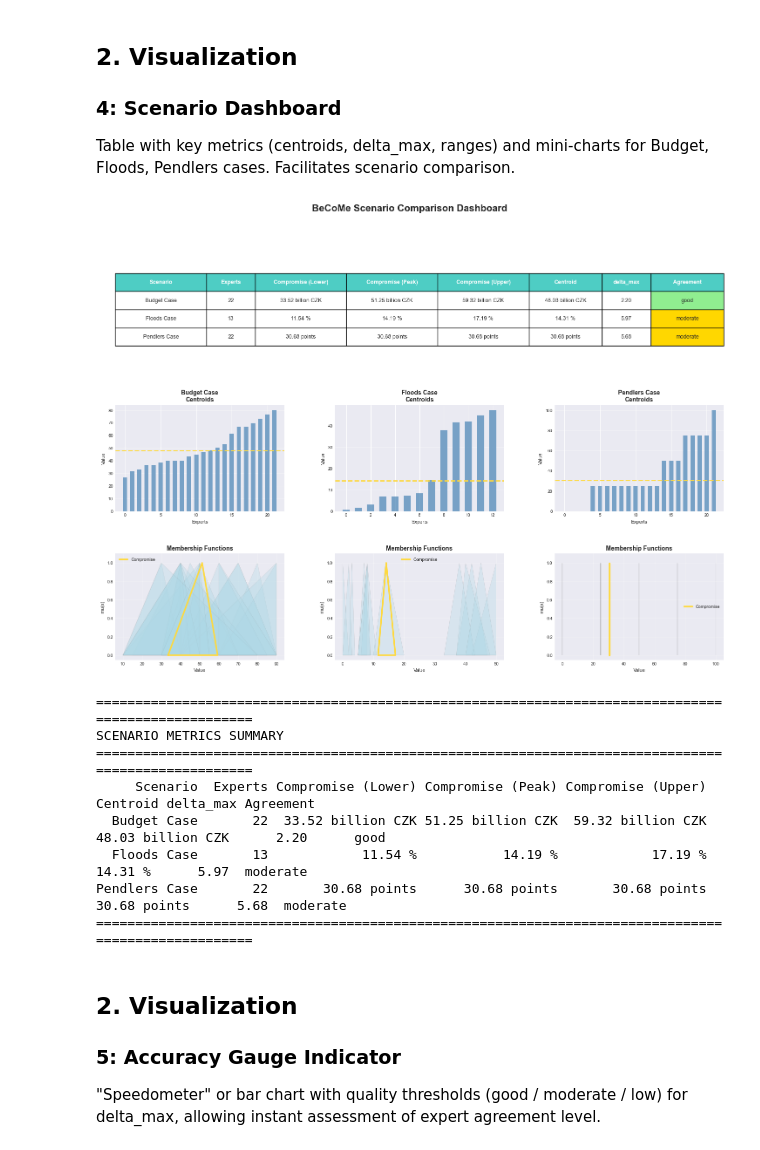
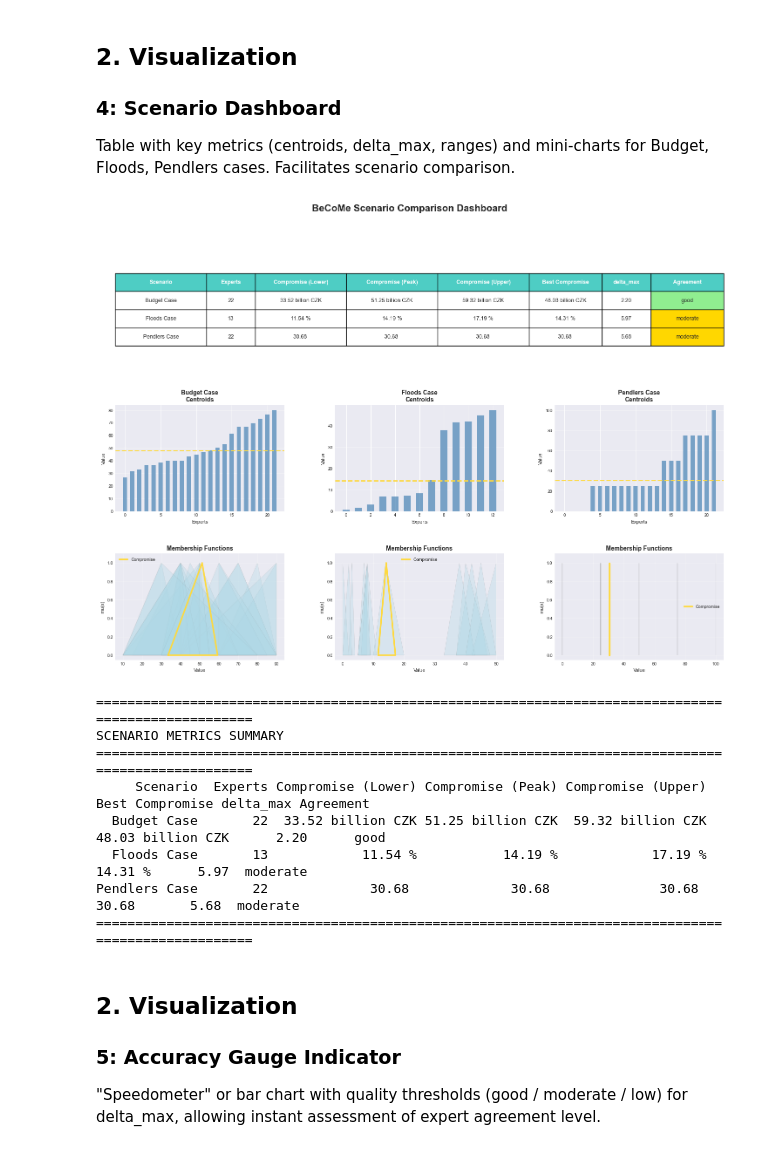
Before and after one commit to caitlon/BeCoMe, a Jupyter notebook: examples/visualizations/visualize_become.ipynb, the cells around one changed output. Drawn from its saved outputs; the diff is of its cells as text; code cells hidden in the pictures.

```diff
--- a/examples/visualizations/visualize_become.ipynb
+++ b/examples/visualizations/visualize_become.ipynb
@@ -448,7 +448,7 @@ def create_scenario_dashboard():
     scenarios = [
         ("Budget Case", budget_result, len(budget_opinions), "billion CZK"),
         ("Floods Case", floods_result, len(floods_opinions), "%"),
-        ("Pendlers Case", pendlers_result, len(pendlers_opinions), "points"),
+        ("Pendlers Case", pendlers_result, len(pendlers_opinions), ""),
     ]
 
     metrics_data = []
@@ -461,7 +461,7 @@ def create_scenario_dashboard():
                 "Compromise (Lower)": f"{result.best_compromise.lower_bound:.2f} {unit}",
                 "Compromise (Peak)": f"{result.best_compromise.peak:.2f} {unit}",
                 "Compromise (Upper)": f"{result.best_compromise.upper_bound:.2f} {unit}",
-                "Centroid": f"{result.best_compromise.centroid:.2f} {unit}",
+                "Best Compromise": f"{result.best_compromise.centroid:.2f} {unit}",
                 "delta_max": f"{result.max_error:.2f}",
                 "Agreement": agreement,
             }
@@ -551,41 +551,41 @@ def create_scenario_dashboard():
             result.best_compromise.lower_bound,
         ]
         y = [0, 1, 0, 0]
         ax2.plot(x, y, color="#FFD93D", linewidth=2.5, label="Compromise")
 
         ax2.set_title("Membership Functions", fontsize=10, fontweight="bold")
         ax2.set_xlabel("Value", fontsize=8)
         ax2.set_ylabel("mu(x)", fontsize=8)
         ax2.tick_params(labelsize=7)
         ax2.legend(fontsize=7)
         ax2.grid(True, alpha=0.3)
         ax2.set_ylim(-0.05, 1.1)
 
     plt.savefig(
         output_dir / "scenario_dashboard.png",
         dpi=300,
         bbox_inches="tight",
     )
     plt.show()
 
     # Additionally print table to console
     print("\n" + "=" * 100)
     print("SCENARIO METRICS SUMMARY")
     print("=" * 100)
     print(df_metrics.to_string(index=False))
     print("=" * 100)
 
 
 create_scenario_dashboard()
 # %% [output]
-[figure, old version]
+[figure, new version]
 ====================================================================================================
 SCENARIO METRICS SUMMARY
 ====================================================================================================
-     Scenario  Experts Compromise (Lower) Compromise (Peak) Compromise (Upper)          Centroid delta_max Agreement
+     Scenario  Experts Compromise (Lower) Compromise (Peak) Compromise (Upper)   Best Compromise delta_max Agreement
   Budget Case       22  33.52 billion CZK 51.25 billion CZK  59.32 billion CZK 48.03 billion CZK      2.20      good
   Floods Case       13            11.54 %           14.19 %            17.19 %           14.31 %      5.97  moderate
-Pendlers Case       22       30.68 points      30.68 points       30.68 points      30.68 points      5.68  moderate
+Pendlers Case       22             30.68             30.68              30.68             30.68       5.68  moderate
 ====================================================================================================
 # %% [markdown]
 ## 2. Visualization
```
Also changed, not shown: 2 other files.
